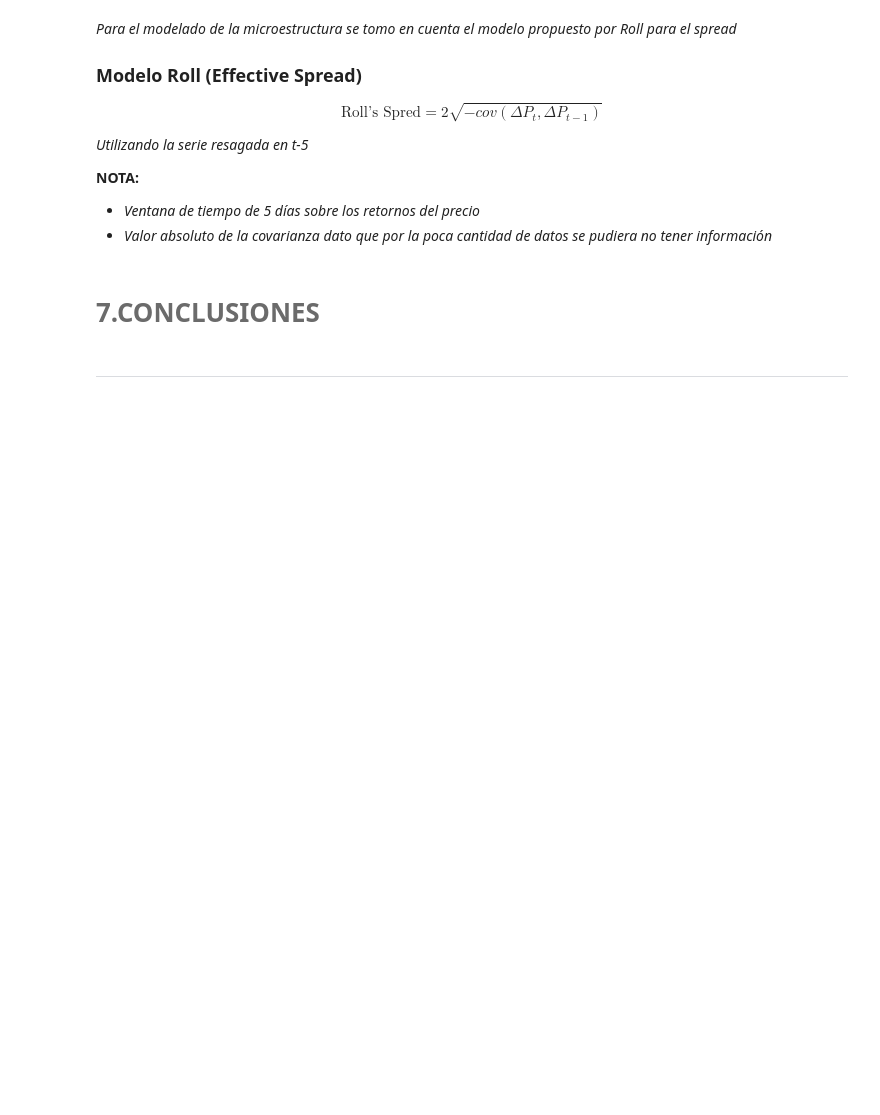
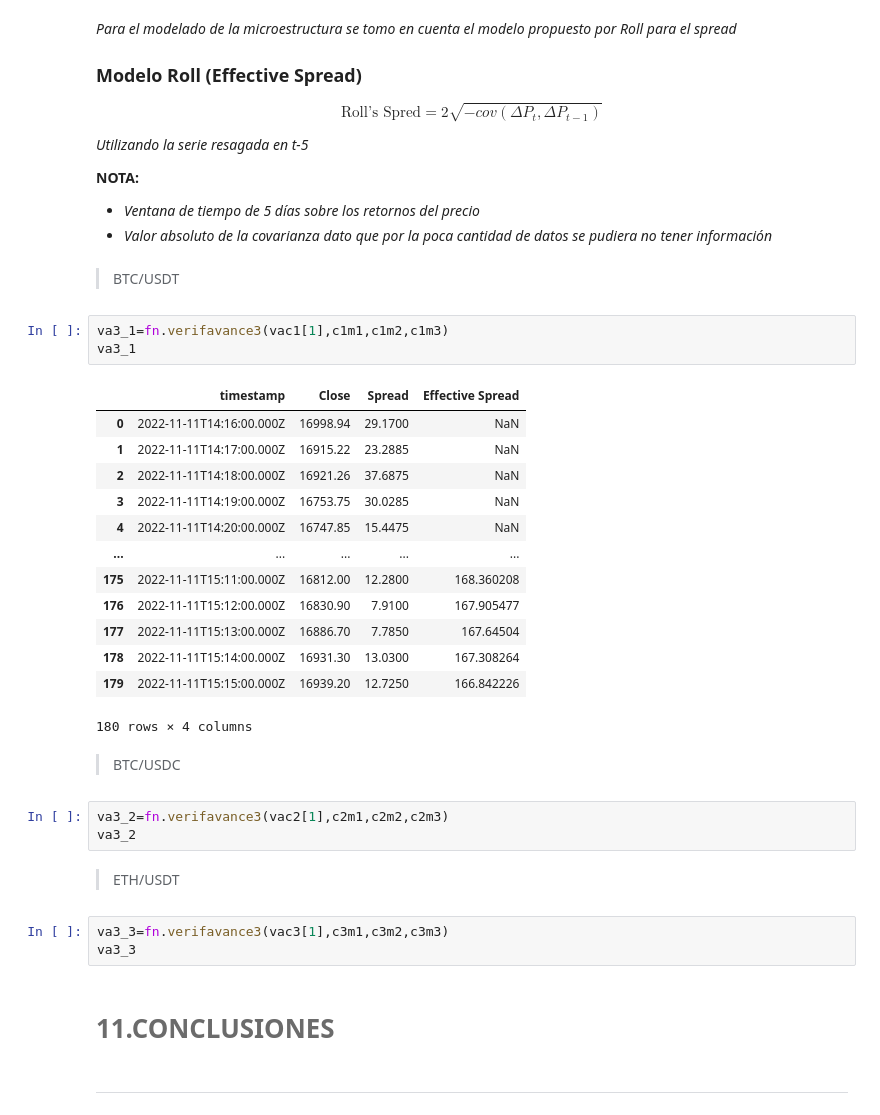
Before and after one commit to DayanaNavarro/Lab4_MYST, a Jupyter notebook: notebook.ipynb, the cells around one changed output. Saved outputs shown, nothing was run; the diff lists cells and outputs as text; blank space fills up the shorter version.

```diff
--- a/notebook.ipynb
+++ b/notebook.ipynb
@@ -359,7 +456,36 @@ $$\text{Roll's Spred} = 2\sqrt{-cov(\Delta P_t, \Delta P_{t-1})}$$
 
 - *Ventana de tiempo de 5 días sobre los retornos del precio*
 - *Valor absoluto de la covarianza dato que por la poca cantidad de datos se pudiera no tener información*
+# %% [markdown]
+> BTC/USDT
+# %%
+va3_1=fn.verifavance3(vac1[1],c1m1,c1m2,c1m3)
+va3_1
+# %% [output]
+|  | timestamp | Close | Spread | Effective Spread |
+| 0 | 2022-11-11T14:16:00.000Z | 16998.94 | 29.1700 | NaN |
+| 1 | 2022-11-11T14:17:00.000Z | 16915.22 | 23.2885 | NaN |
+| 2 | 2022-11-11T14:18:00.000Z | 16921.26 | 37.6875 | NaN |
+| 3 | 2022-11-11T14:19:00.000Z | 16753.75 | 30.0285 | NaN |
+| 4 | 2022-11-11T14:20:00.000Z | 16747.85 | 15.4475 | NaN |
+| ... | ... | ... | ... | ... |
+| 175 | 2022-11-11T15:11:00.000Z | 16812.00 | 12.2800 | 168.360208 |
+| 176 | 2022-11-11T15:12:00.000Z | 16830.90 | 7.9100 | 167.905477 |
+| 177 | 2022-11-11T15:13:00.000Z | 16886.70 | 7.7850 | 167.64504 |
+| 178 | 2022-11-11T15:14:00.000Z | 16931.30 | 13.0300 | 167.308264 |
+| 179 | 2022-11-11T15:15:00.000Z | 16939.20 | 12.7250 | 166.842226 |
+180 rows × 4 columns
+# %% [markdown]
+> BTC/USDC
+# %%
+va3_2=fn.verifavance3(vac2[1],c2m1,c2m2,c2m3)
+va3_2
+# %% [markdown]
+> ETH/USDT
+# %%
+va3_3=fn.verifavance3(vac3[1],c3m1,c3m2,c3m3)
+va3_3
 # %% [markdown]
-# <font color= #6B6B6B> 7.CONCLUSIONES  </font>
+# <font color= #6B6B6B> 11.CONCLUSIONES  </font>
 # %% [markdown]
 <hr style="border:0.02in solid gray"> </hr>
```
Also changed, not shown: parts of 60 cells of this notebook, 3 other files.
